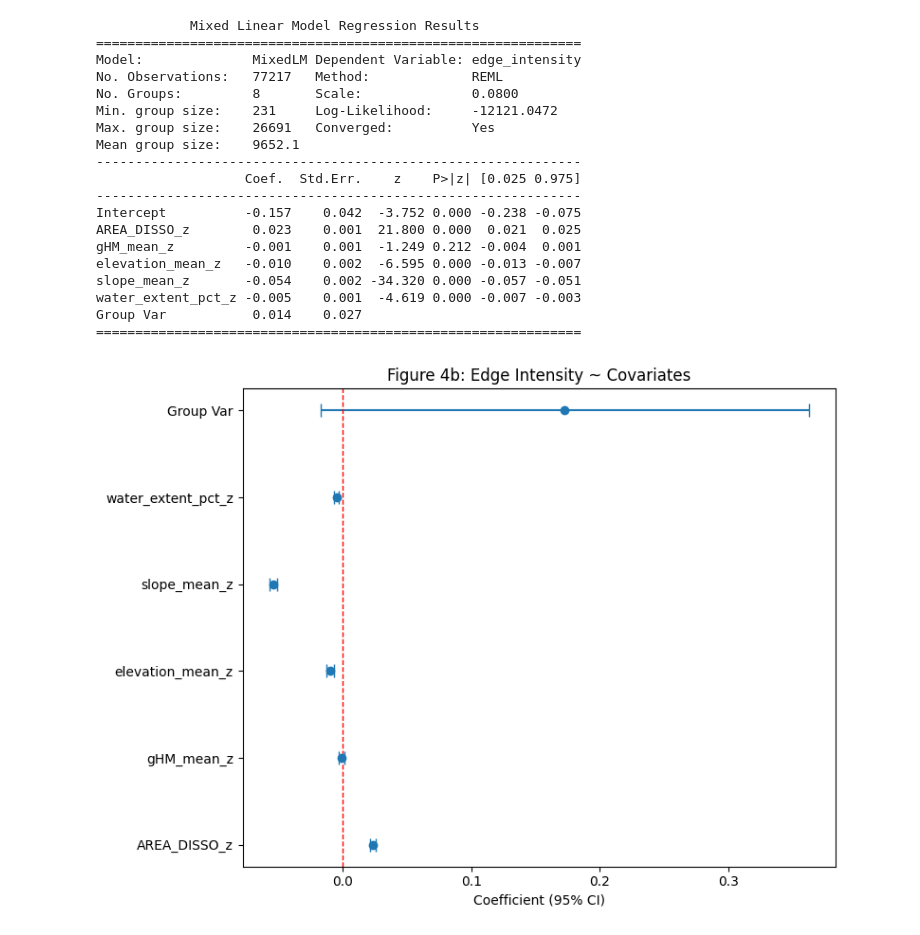
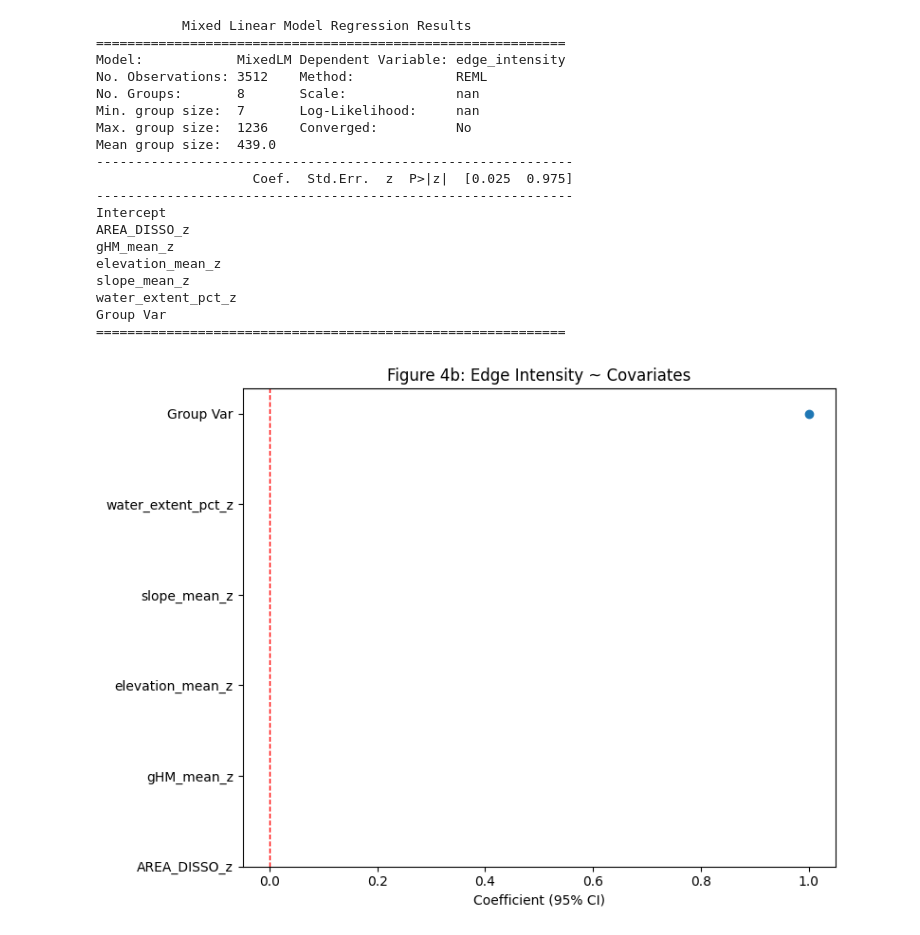
Before and after one commit to avanscoyoc/boundary-project, a Jupyter notebook: src/7_analysis.ipynb, the cells around one changed output. Drawn from its saved outputs; the diff is of its cells as text; code cells hidden in the pictures.

```diff
--- a/src/7_analysis.ipynb
+++ b/src/7_analysis.ipynb
@@ -23,14 +23,14 @@ from statsmodels.formula.api import ols
 from statsmodels.stats.anova import anova_lm
 
 # ===== CONFIGURATION: SELECT INDEX =====
-INDEX_NAME = 'ndbi'  # Must match the index processed
+INDEX_NAME = 'lai'  # Must match the index processed
 # =======================================
 
 print(f"Loading {INDEX_NAME.upper()} analysis data...")
 
 # Load index-specific data
 wdpa_df = pd.read_parquet(f"../results/wdpa_df_{INDEX_NAME}.parquet")
-
+wdpa_df = wdpa_df[wdpa_df['year'] == 2020]
 print(f"Loaded {len(wdpa_df):,} rows for {len(wdpa_df['WDPA_PID'].unique())} protected areas")
 
 # Recategorize BIOME_NAME
@@ -212,58 +216,65 @@ model_df2 = wdpa_df[['edge_intensity', 'AREA_DISSO', 'gHM_mean', 'elevation_mean
 for col in ['AREA_DISSO', 'gHM_mean', 'elevation_mean', 'slope_mean', 'water_extent_pct']:
     model_df2[f'{col}_z'] = (model_df2[col] - model_df2[col].mean()) / model_df2[col].std()
 
-# Fit mixed model
+# Fit mixed model with biome as random effect
 md2 = MixedLM.from_formula(
     'edge_intensity ~ AREA_DISSO_z + gHM_mean_z + elevation_mean_z + slope_mean_z + water_extent_pct_z',
     data=model_df2,
     groups=model_df2['BIOME_NAME'],
     re_formula='1'
 )
 mdf2 = md2.fit()
 print(mdf2.summary())
+
+# Save model summary to file
+with open(f'../results/figs/{INDEX_NAME}_edge_intensity_model.txt', 'w') as f:
+    f.write("=" * 60 + "\n")
+    f.write("MIXED MODEL: EDGE INTENSITY\n")
+    f.write("=" * 60 + "\n\n")
+    f.write(str(mdf2.summary()))
 
 # Plot coefficients
 coef_df2 = pd.DataFrame({
     'Variable': mdf2.params.index[1:],
     'Coefficient': mdf2.params.values[1:],
     'CI_lower': mdf2.conf_int().iloc[1:, 0],
     'CI_upper': mdf2.conf_int().iloc[1:, 1]
 })
 
 fig, ax = plt.subplots(figsize=(8, 6))
 ax.errorbar(coef_df2['Coefficient'], range(len(coef_df2)),
             xerr=[coef_df2['Coefficient'] - coef_df2['CI_lower'],
                   coef_df2['CI_upper'] - coef_df2['Coefficient']],
             fmt='o', capsize=5)
 ax.axvline(0, color='red', linestyle='--', linewidth=1)
 ax.set_yticks(range(len(coef_df2)))
 ax.set_yticklabels(coef_df2['Variable'])
 ax.set_xlabel('Coefficient (95% CI)')
 ax.set_title('Figure 4b: Edge Intensity ~ Covariates')
 plt.tight_layout()
-plt.savefig('../results/figure4b_edge_intensity_model.png', dpi=300, bbox_inches='tight')
+plt.savefig(f'../results/figs/{INDEX_NAME}_figure4b_edge_intensity_model.png', dpi=300, bbox_inches='tight')
 plt.show()
 # %% [output]
-            Mixed Linear Model Regression Results
-==============================================================
-Model:              MixedLM Dependent Variable: edge_intensity
-No. Observations:   77217   Method:             REML
-No. Groups:         8       Scale:              0.0800
-Min. group size:    231     Log-Likelihood:     -12121.0472
-Max. group size:    26691   Converged:          Yes
-Mean group size:    9652.1
---------------------------------------------------------------
-                   Coef.  Std.Err.    z    P>|z| [0.025 0.975]
---------------------------------------------------------------
-Intercept          -0.157    0.042  -3.752 0.000 -0.238 -0.075
-AREA_DISSO_z        0.023    0.001  21.800 0.000  0.021  0.025
-gHM_mean_z         -0.001    0.001  -1.249 0.212 -0.004  0.001
-elevation_mean_z   -0.010    0.002  -6.595 0.000 -0.013 -0.007
-slope_mean_z       -0.054    0.002 -34.320 0.000 -0.057 -0.051
-water_extent_pct_z -0.005    0.001  -4.619 0.000 -0.007 -0.003
-Group Var           0.014    0.027
-==============================================================
+           Mixed Linear Model Regression Results
+============================================================
+Model:            MixedLM Dependent Variable: edge_intensity
+No. Observations: 3512    Method:             REML
+No. Groups:       8       Scale:              nan
+Min. group size:  7       Log-Likelihood:     nan
+Max. group size:  1236    Converged:          No
+Mean group size:  439.0
+-------------------------------------------------------------
+                    Coef.  Std.Err.  z  P>|z|  [0.025  0.975]
+-------------------------------------------------------------
+Intercept
+AREA_DISSO_z
+gHM_mean_z
+elevation_mean_z
+slope_mean_z
+water_extent_pct_z
+Group Var
+============================================================
-[figure, old version]
+[figure, new version]
 # %%
 # Figure 4a: Mixed model for edge_extent
 model_df = wdpa_df[['edge_extent', 'AREA_DISSO', 'gHM_mean', 'elevation_mean',
```
Also changed, not shown: parts of 9 cells of this notebook, 5 other files.
